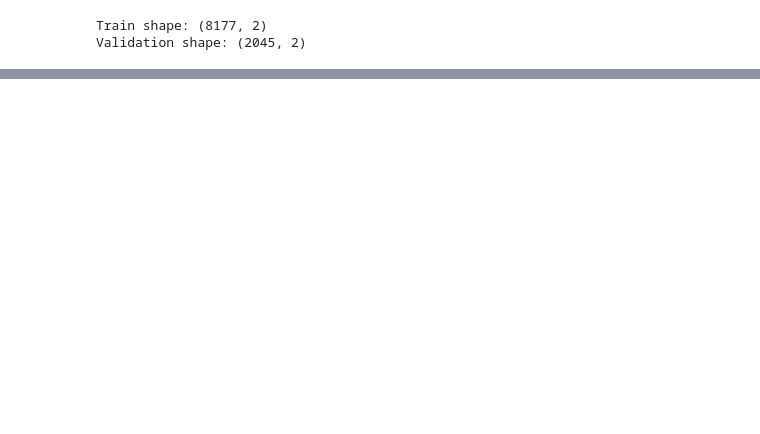
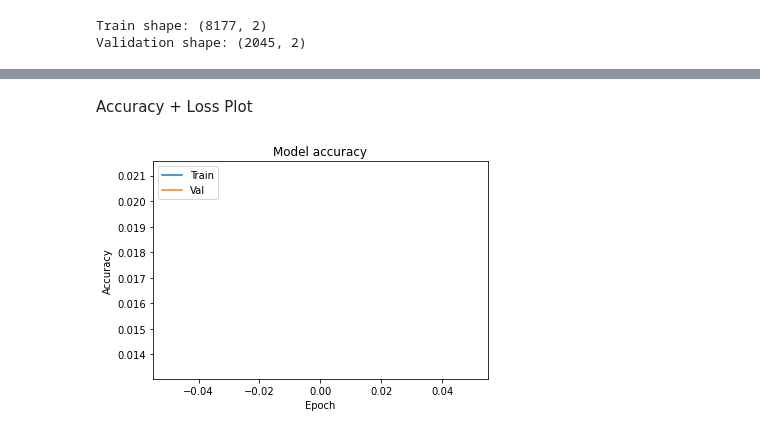
Before and after one commit to 20168111/CV_Dog_Breed_Classifier, a Jupyter notebook: Dog_Breed_Classifier.ipynb, the cells around one changed output, grey strips where cells are left out. Saved outputs shown, nothing was run; the diff lists cells and outputs as text; code cells hidden in the pictures; blank space fills up the shorter version.

```diff
--- a/Dog_Breed_Classifier.ipynb
+++ b/Dog_Breed_Classifier.ipynb
@@ -223,0 +352,15 @@ final.head()
+# %%
+model_checkpoint = tf.keras.callbacks.ModelCheckpoint(
+    filepath=os.path.join('models/', 'resnet_best_val_loss2.h5'),
+    save_weights_only=False,
+    monitor='val_loss',
+    mode='auto',
+    save_best_only=True)
+
+# If the validation loss doesn't improve, stop training
+earlystopping = tf.keras.callbacks.EarlyStopping(monitor='val_loss', patience=9)
+
+# If the validation loss doesn't improve, reduce the learning rate to 0.2 times it's previous value
+
+# New LR = Old LR * factor
+reduce_lr = tf.keras.callbacks.ReduceLROnPlateau(monitor='val_loss', factor=0.01, patience=3)
@@ -223,0 +369,9 @@ final.head()
+# %%
+epochs = 1
+# %%
+history2 = cnn.fit(training_set,
+          epochs=epochs,
+          steps_per_epoch=step_size_train,
+          validation_data=validation_set,
+          validation_steps=step_size_val,
+          callbacks=[model_checkpoint, earlystopping, reduce_lr], shuffle=True, verbose=1)
@@ -223,0 +393,12 @@ final.head()
+# %% [markdown]
+Accuracy + Loss Plot
+# %%
+plt.plot(history2.history['accuracy'])
+plt.plot(history2.history['val_accuracy'])
+plt.title('Model accuracy')
+plt.ylabel('Accuracy')
+plt.xlabel('Epoch')
+plt.legend(['Train', 'Val'], loc='upper left')
+plt.show()
+# %% [output]
+[figure, added]
```
Also changed, not shown: parts of 73 cells of this notebook.
